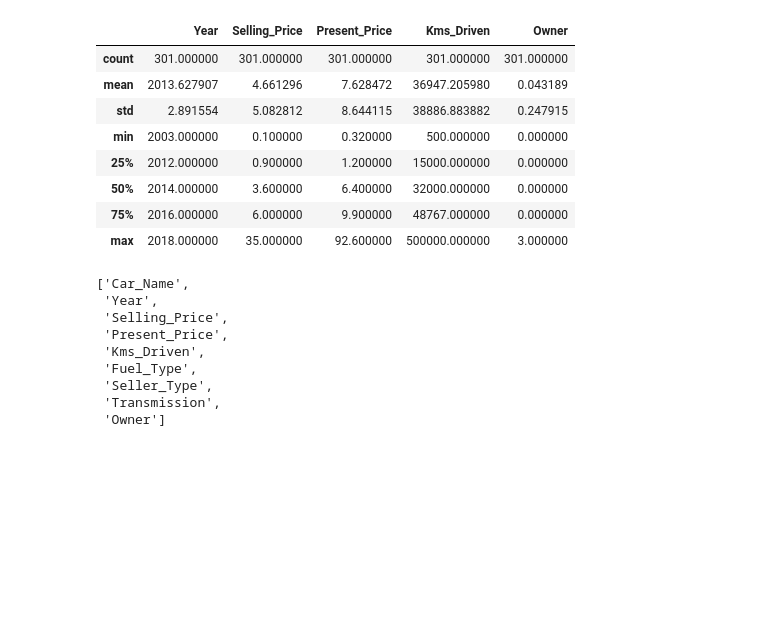
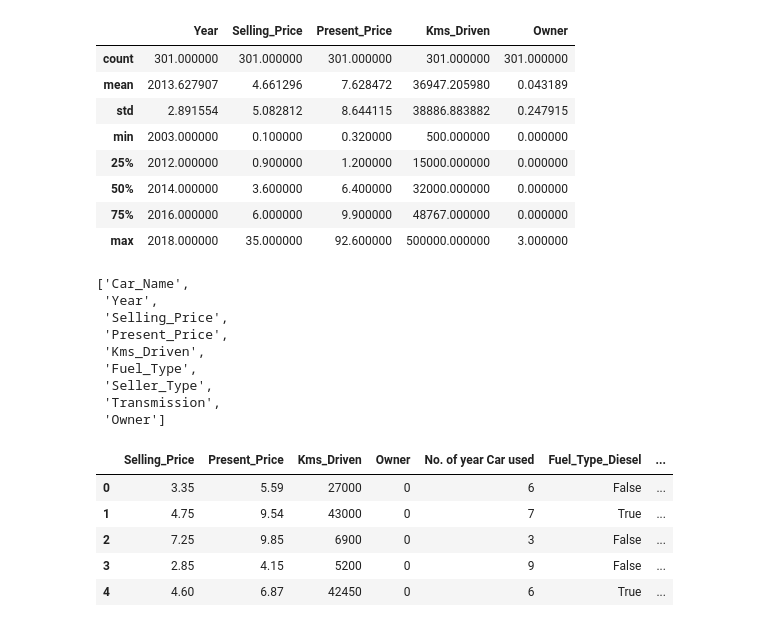
Before and after one commit to AnukulSri/Car-Price-Prediction, a Jupyter notebook: index.ipynb, the cells around one changed output. Cells and saved outputs as stored; diff of their text form; code cells hidden in the pictures; blank space fills up the shorter version.

```diff
--- a/index.ipynb
+++ b/index.ipynb
@@ -80,3 +80,21 @@ df.columns.tolist()
  'Seller_Type',
  'Transmission',
  'Owner']
+# %%
+df['Current Year'] = 2020
+# %%
+df['No. of year Car used'] = df['Current Year']- df['Year']
+# %%
+col = ['Current Year','Car_Name','Year']
+df.drop(columns=col,inplace=True,axis=1)
+# %%
+df=pd.get_dummies(df,drop_first=True)
+# %%
+df.head()
+# %% [output]
+|  | Selling_Price | Present_Price | Kms_Driven | Owner | No. of year Car used | Fuel_Type_Diesel | ... |
+| 0 | 3.35 | 5.59 | 27000 | 0 | 6 | False | ... |
+| 1 | 4.75 | 9.54 | 43000 | 0 | 7 | True | ... |
+| 2 | 7.25 | 9.85 | 6900 | 0 | 3 | False | ... |
+| 3 | 2.85 | 4.15 | 5200 | 0 | 9 | False | ... |
+| 4 | 4.60 | 6.87 | 42450 | 0 | 6 | True | ... |
```
Also changed, not shown: parts of 22 cells of this notebook.
